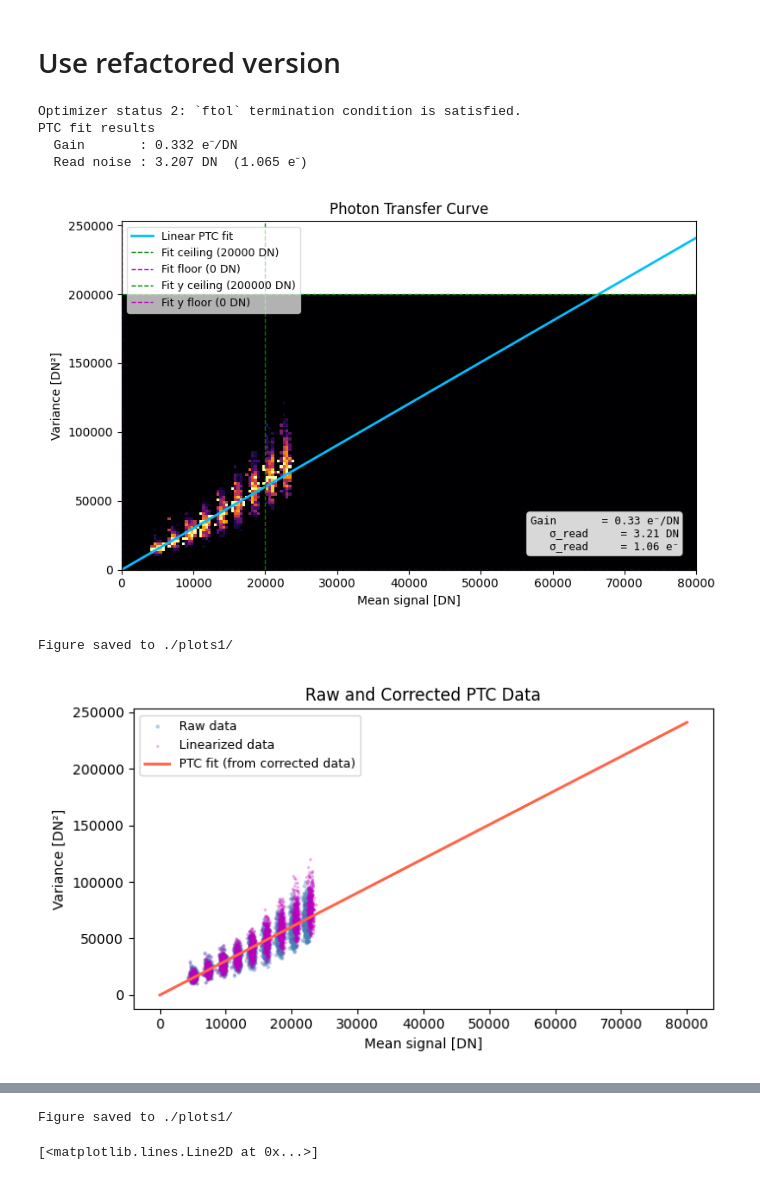
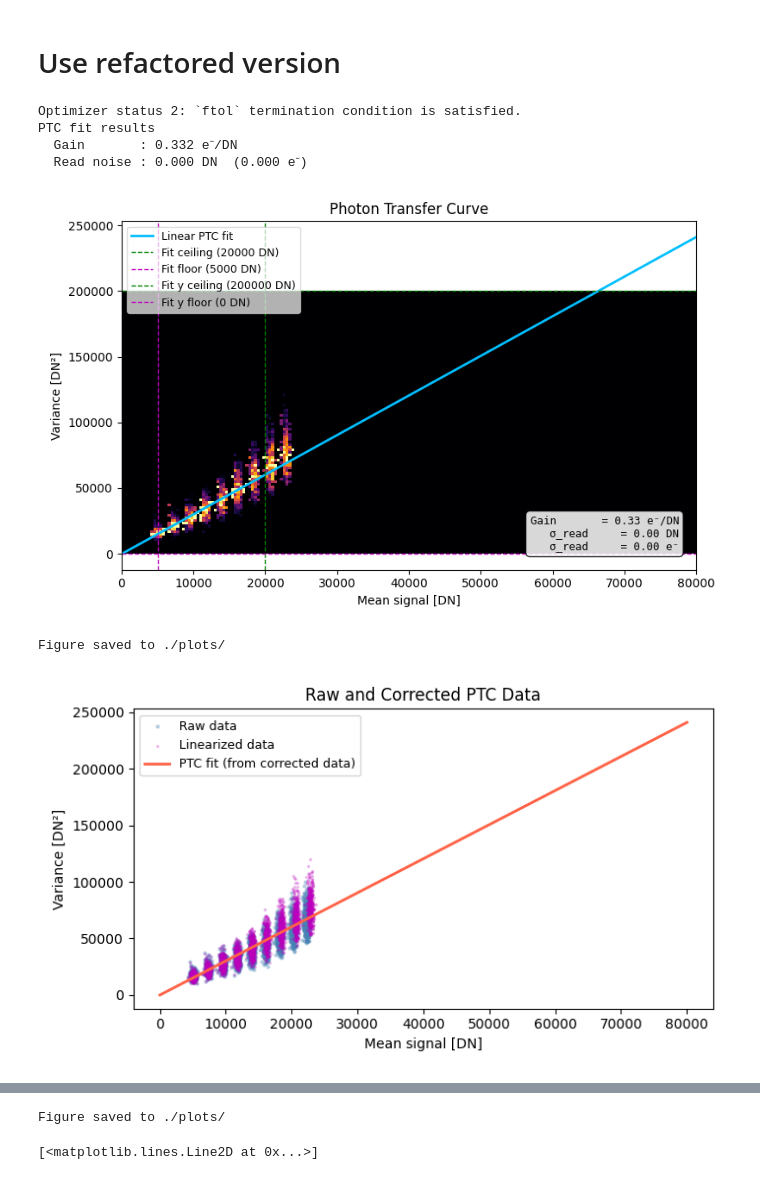
Before and after one commit to ashbake/H2RGDetectorCharacterization, a Jupyter notebook: mikes_code/SCALES PTC test.ipynb, the cells around one changed output, grey strips where cells are left out. Drawn from its saved outputs; the diff is of its cells as text; code cells hidden in the pictures.

```diff
--- a/mikes_code/SCALES PTC test.ipynb
+++ b/mikes_code/SCALES PTC test.ipynb
@@ -13,7 +13,7 @@ def load_ims(datadir, inds):
     # NOTE. nothing with refpixels
     ims = np.array([fits.getdata(fn)[inds] for fn in fns])
     reset = np.mean(ims[:,0,:,:],axis=0)
-    ims = ims[:,1:,:,:] - reset
+    #ims = ims[:,1:,:,:] - reset
     ims_flat = ims.copy()
     n_exp, n_read, ny, nx = ims.shape
     n_pix = ny*nx
@@ -24,31 +24,31 @@ def load_ims(datadir, inds):
 # %%
 from ptc_gain import compute_ptc
 
 # Load DATA
 DATA_FOLDER = '/Users/ashleybaker/Documents/HISPEC/_data/h2rg_images/20260226/'
 data_dir = 'utr_10reads/'
 #DATA_FOLDER = '/Users/ashleybaker/Documents/HISPEC/_data/h2rg_images/20260303/'
 #data_dir = 'saturated_flats_UTR/'
 min,max = 1050,1070
 inds     = np.s_[:,min:max,min:max]
 ims,ims_notflat,reset = load_ims(DATA_FOLDER + data_dir, inds)
 
 save_path = './plots/'
 # Run PTC
 result = compute_ptc(ims,
                      poly_degree=2,
-                     fit_min_mean_dn= 0,
+                     fit_min_mean_dn= 5000,
                      fit_min_var_dn2= 0,
                      fit_max_mean_dn=20_000,
                      fit_max_var_dn2=200_000,
                      plot_max_mean_dn=80_000,
                      plot_max_var_dn2=200_000,
                      save_path=save_path)
 # %% [output]
 Optimizer status 2: `ftol` termination condition is satisfied.
 PTC fit results
   Gain       : 0.332 e⁻/DN
-  Read noise : 3.207 DN  (1.065 e⁻)
+  Read noise : 0.000 DN  (0.000 e⁻)
-[figure, old version]
+[figure, new version]
-Figure saved to ./plots1/
+Figure saved to ./plots/
 [figure]
@@ -56,4 +56,4 @@ Figure saved to ./plots1/
-Figure saved to ./plots1/
+Figure saved to ./plots/
 # %%
 
 # plot ramp in electrons
```
Also changed, not shown: parts of 1 cell of this notebook, 1 other file.
